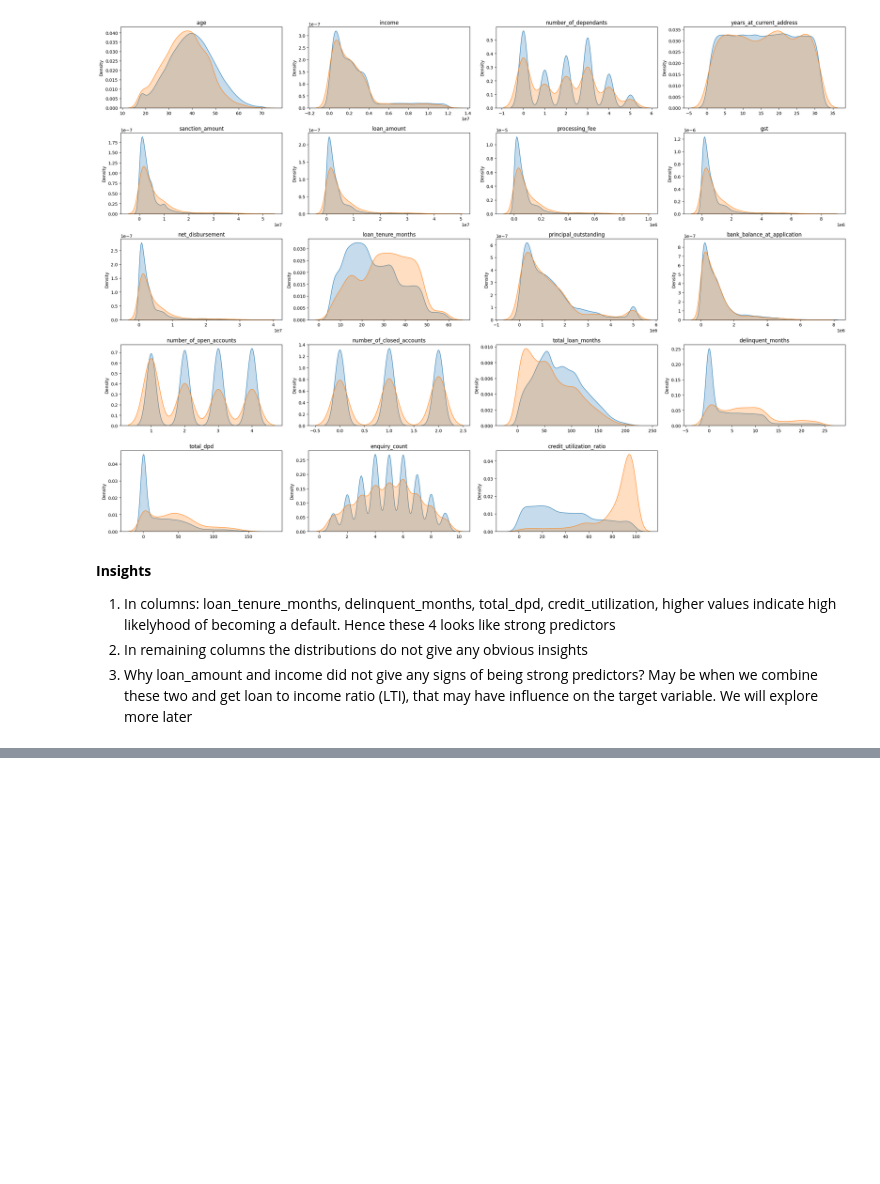
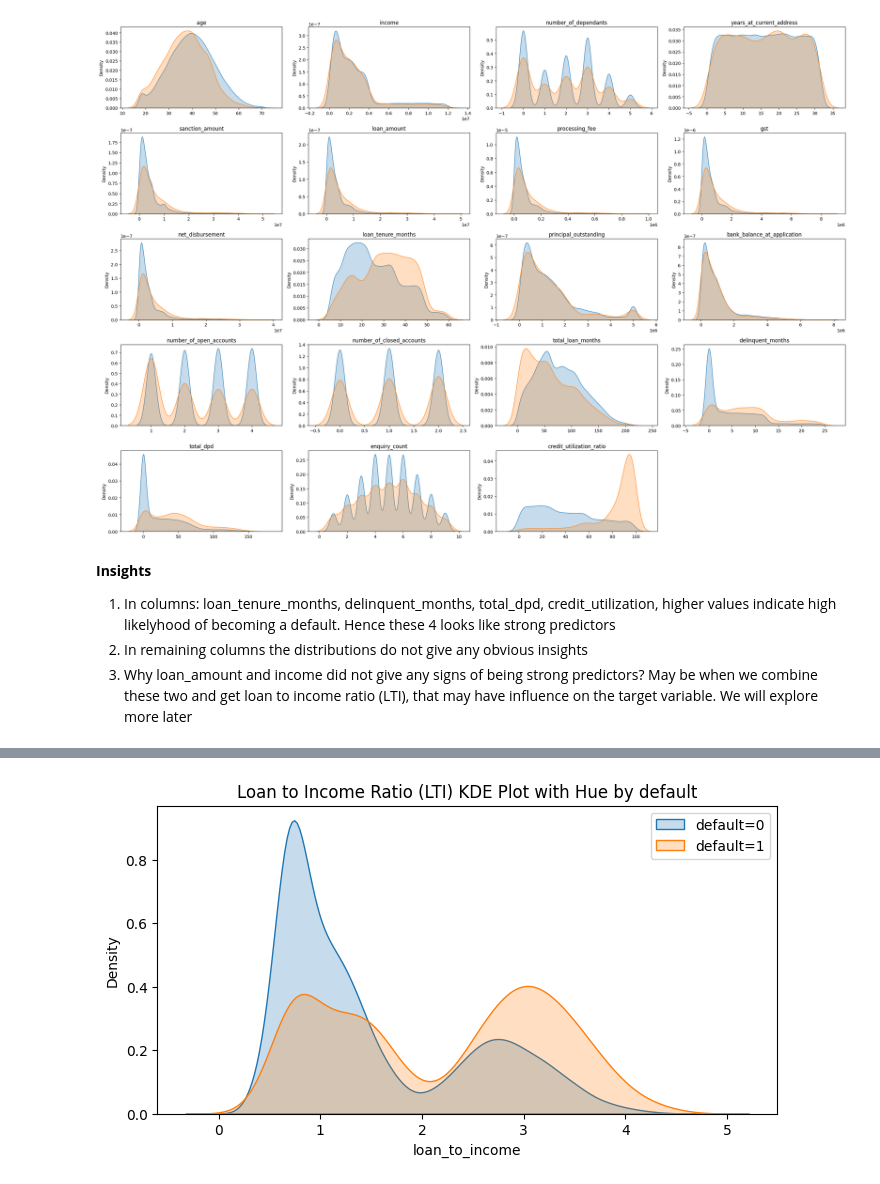
Before and after one commit to SakifKhan98/credit-risk-modeling-ml, a Jupyter notebook: credit_risk_model_ml.ipynb, the cells around one changed output, grey strips where cells are left out. Cells and saved outputs as stored; diff of their text form; code cells hidden in the pictures; blank space fills up the shorter version.

```diff
--- a/credit_risk_model_ml.ipynb
+++ b/credit_risk_model_ml.ipynb
@@ -396,0 +406,5 @@ plt.show()
+# %%
+df_train_1["loan_to_income"] = round(
+    df_train_1["loan_amount"] / df_train_1["income"], 2
+)
+df_train_1["loan_to_income"].describe()
@@ -396,0 +421,17 @@ plt.show()
+# %%
+plt.figure(figsize=(8, 4))
+sns.kdeplot(
+    df_train_1["loan_to_income"][df_train_1["default"] == 0],
+    fill=True,
+    label="default=0",
+)
+sns.kdeplot(
+    df_train_1["loan_to_income"][df_train_1["default"] == 1],
+    fill=True,
+    label="default=1",
+)
+plt.title("Loan to Income Ratio (LTI) KDE Plot with Hue by default")
+plt.legend()
+plt.show()
+# %% [output]
+[figure, added]
```
Also changed, not shown: parts of 19 cells of this notebook.
